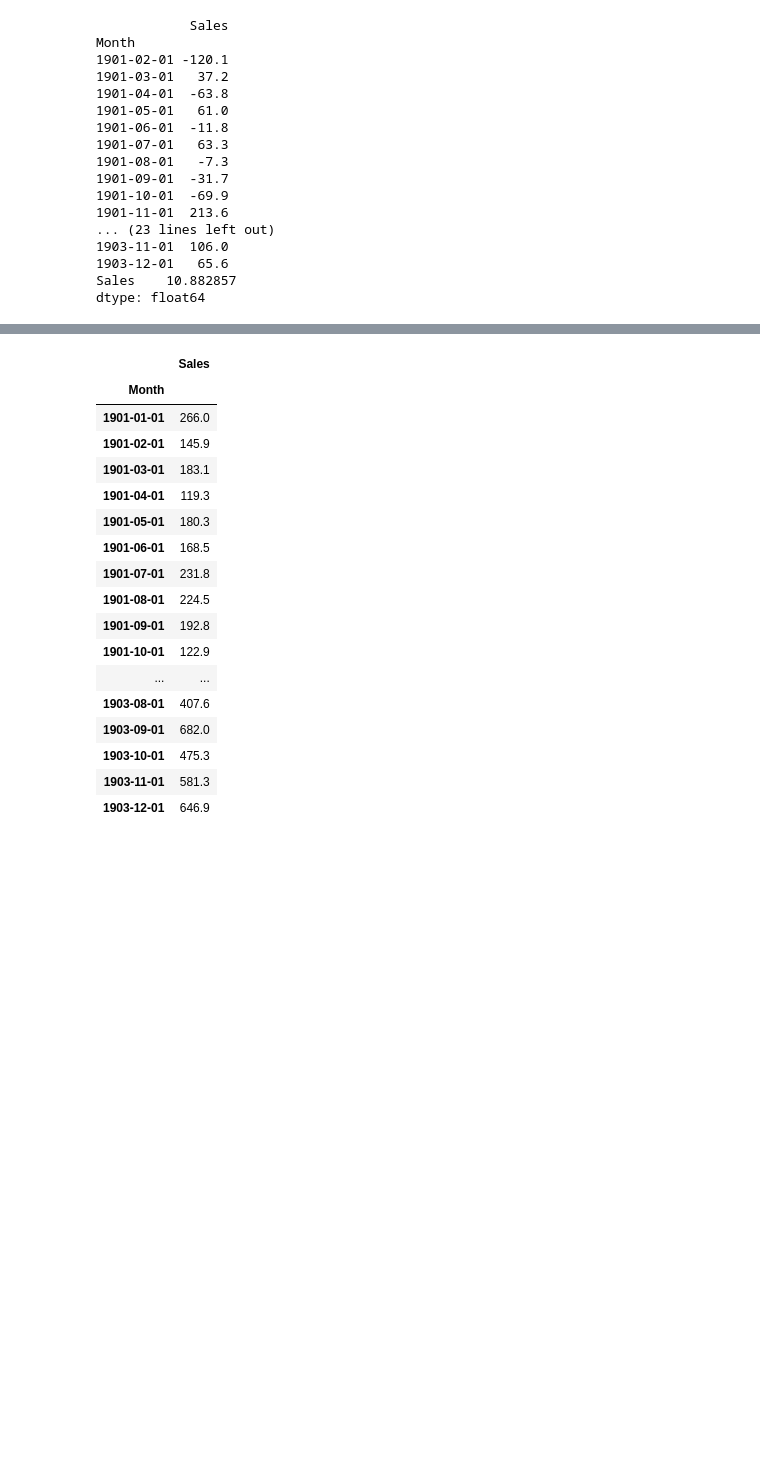
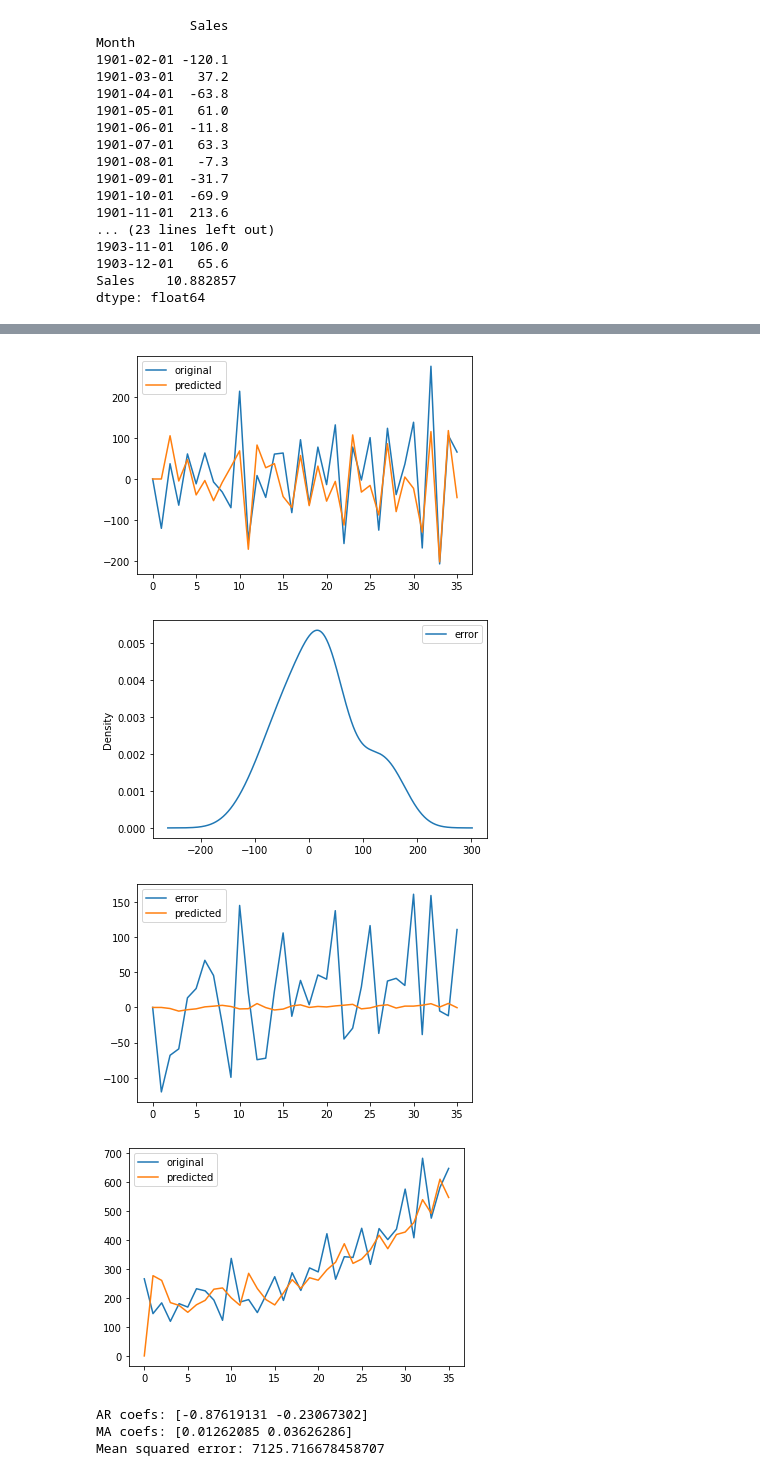
Before and after one commit to matt-juan23/time-series-forecasting, a Jupyter notebook: ARIMA.ipynb, the cells around one changed output, grey strips where cells are left out. Cells and saved outputs as stored; diff of their text form; code cells hidden in the pictures; blank space fills up the shorter version.

```diff
--- a/ARIMA.ipynb
+++ b/ARIMA.ipynb
@@ -277,21 +209,13 @@ print(myDf)
-# %%
-data
-# %% [output]
-|  | Sales |
-| Month |  |
-| 1901-01-01 | 266.0 |
-| 1901-02-01 | 145.9 |
-| 1901-03-01 | 183.1 |
-| 1901-04-01 | 119.3 |
-| 1901-05-01 | 180.3 |
-| 1901-06-01 | 168.5 |
-| 1901-07-01 | 231.8 |
-| 1901-08-01 | 224.5 |
-| 1901-09-01 | 192.8 |
-| 1901-10-01 | 122.9 |
-| ... | ... |
-| 1903-08-01 | 407.6 |
-| 1903-09-01 | 682.0 |
-| 1903-10-01 | 475.3 |
-| 1903-11-01 | 581.3 |
-| 1903-12-01 | 646.9 |
+# %%
+res, ar_coefs, ma_coefs, rmse = myARIMA(data, 2,1,2)
+print("AR coefs:", ar_coefs)
+print("MA coefs:", ma_coefs)
+print("Mean squared error:", rmse)
+# %% [output]
+[figure, added]
+[figure, added]
+[figure, added]
+[figure, added]
+AR coefs: [-0.87619131 -0.23067302]
+MA coefs: [0.01262085 0.03626286]
+Mean squared error: 7125.716678458707
```
Also changed, not shown: parts of 13 cells of this notebook, 4 other files.
